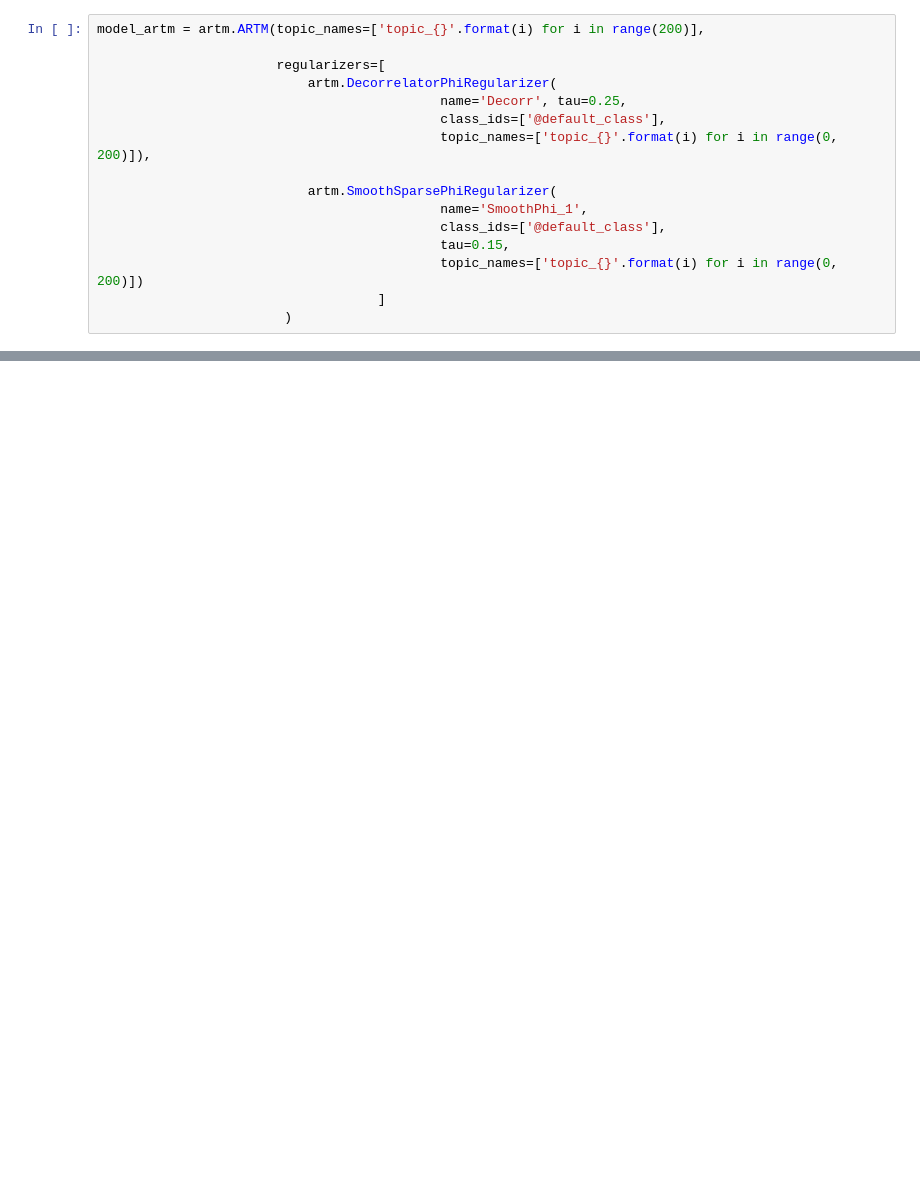
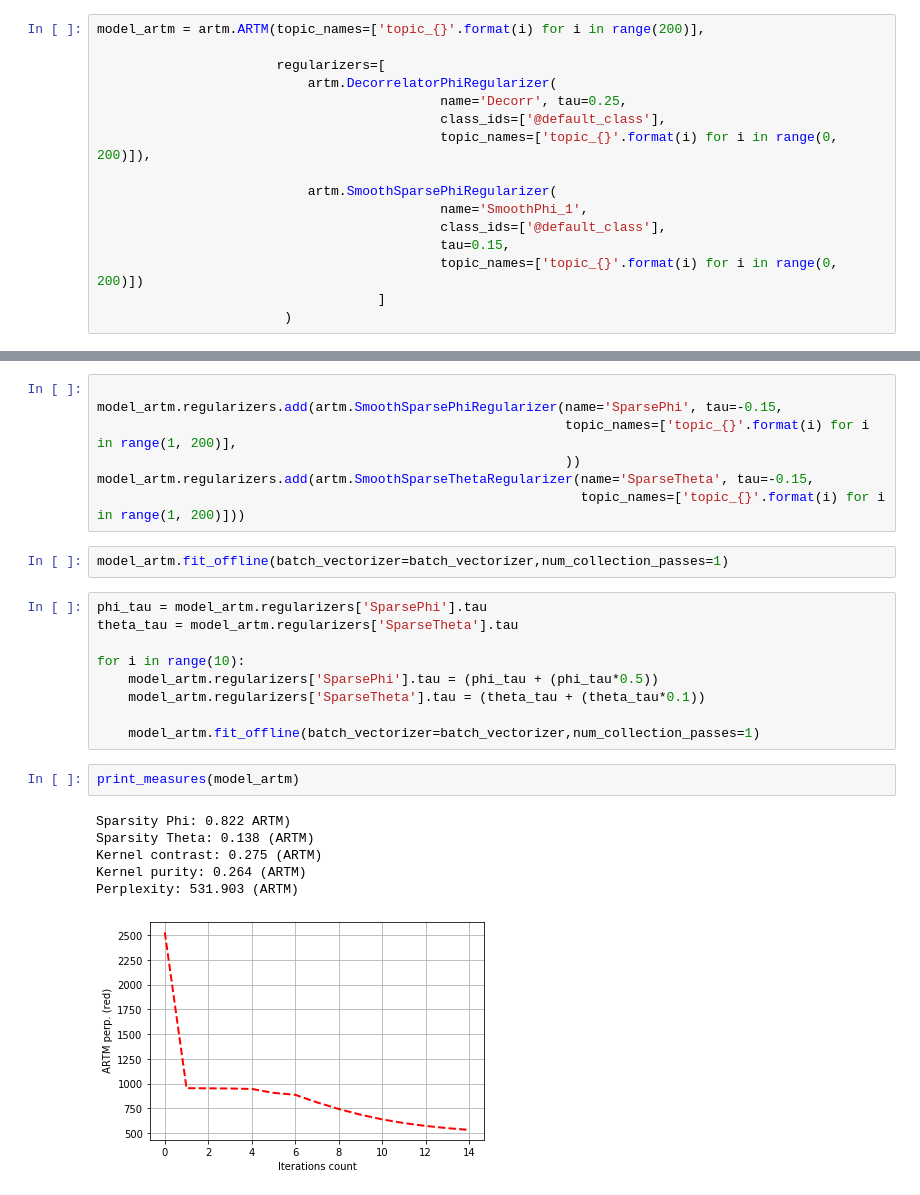
Before and after one commit to DmitryKutsev/hse_compling_homework, a Jupyter notebook: hw5_2.ipynb, the cells around one changed output, grey strips where cells are left out. Drawn from its saved outputs; the diff is of its cells as text; blank space fills up the shorter version.

```diff
--- a/hw5_2.ipynb
+++ b/hw5_2.ipynb
@@ -665,0 +716,27 @@ RuntimeError: ignored
+# %%
+
+model_artm.regularizers.add(artm.SmoothSparsePhiRegularizer(name='SparsePhi', tau=-0.15,
+                                                            topic_names=['topic_{}'.format(i) for i in range(1, 200)],
+                                                            ))
+model_artm.regularizers.add(artm.SmoothSparseThetaRegularizer(name='SparseTheta', tau=-0.15,
+                                                              topic_names=['topic_{}'.format(i) for i in range(1, 200)]))
+# %%
+model_artm.fit_offline(batch_vectorizer=batch_vectorizer,num_collection_passes=1)
+# %%
+phi_tau = model_artm.regularizers['SparsePhi'].tau
+theta_tau = model_artm.regularizers['SparseTheta'].tau
+
+for i in range(10):
+    model_artm.regularizers['SparsePhi'].tau = (phi_tau + (phi_tau*0.5))
+    model_artm.regularizers['SparseTheta'].tau = (theta_tau + (theta_tau*0.1))
+
+    model_artm.fit_offline(batch_vectorizer=batch_vectorizer,num_collection_passes=1)
+# %%
+print_measures(model_artm)
+# %% [output]
+Sparsity Phi: 0.822 ARTM)
+Sparsity Theta: 0.138 (ARTM)
+Kernel contrast: 0.275 (ARTM)
+Kernel purity: 0.264 (ARTM)
+Perplexity: 531.903 (ARTM)
+[figure, added]
```
Also changed, not shown: parts of 24 cells of this notebook.
